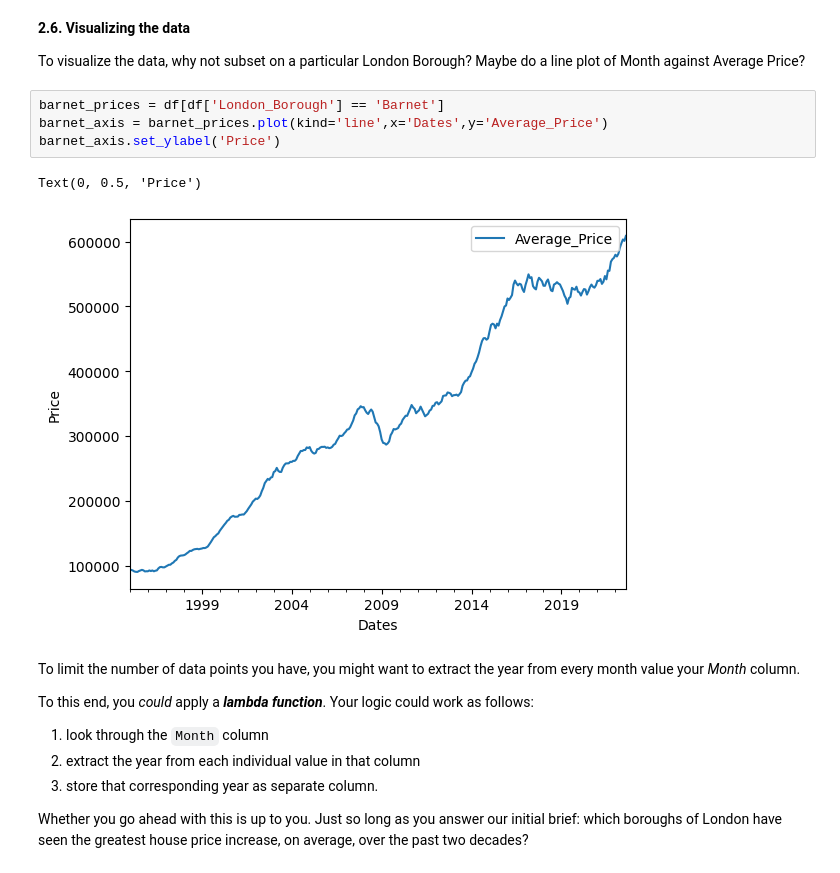
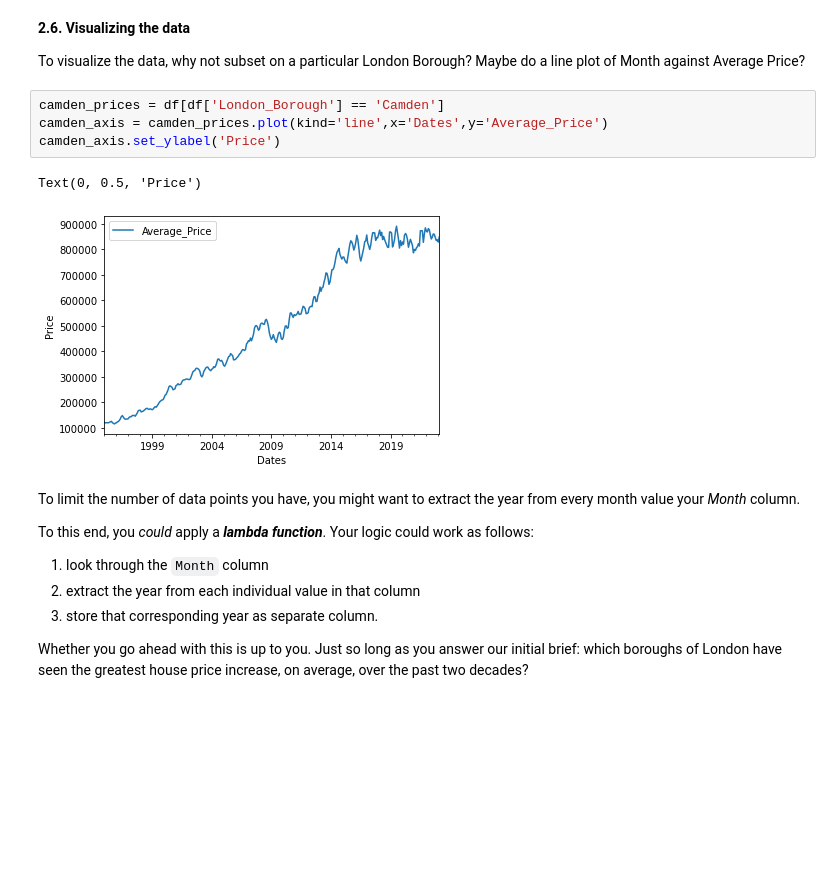
Before and after one commit to AutomationKay/Data-Science-, a Jupyter notebook: LondonBorough1.ipynb, the cells around one changed output. Saved outputs shown, nothing was run; the diff lists cells and outputs as text; blank space fills up the shorter version.

```diff
--- a/LondonBorough1.ipynb
+++ b/LondonBorough1.ipynb
@@ -450,12 +450,12 @@ dtype: object
 
 To visualize the data, why not subset on a particular London Borough? Maybe do a line plot of Month against Average Price?
 # %%
-barnet_prices = df[df['London_Borough'] == 'Barnet']
-barnet_axis = barnet_prices.plot(kind='line',x='Dates',y='Average_Price')
-barnet_axis.set_ylabel('Price')
+camden_prices = df[df['London_Borough'] == 'Camden']
+camden_axis = camden_prices.plot(kind='line',x='Dates',y='Average_Price')
+camden_axis.set_ylabel('Price')
 # %% [output]
 Text(0, 0.5, 'Price')
-[figure, old version]
+[figure, new version]
 # %% [markdown]
 To limit the number of data points you have, you might want to extract the year from every month value your *Month* column.
 
```
Also changed, not shown: parts of 24 cells of this notebook, 1 other file.
